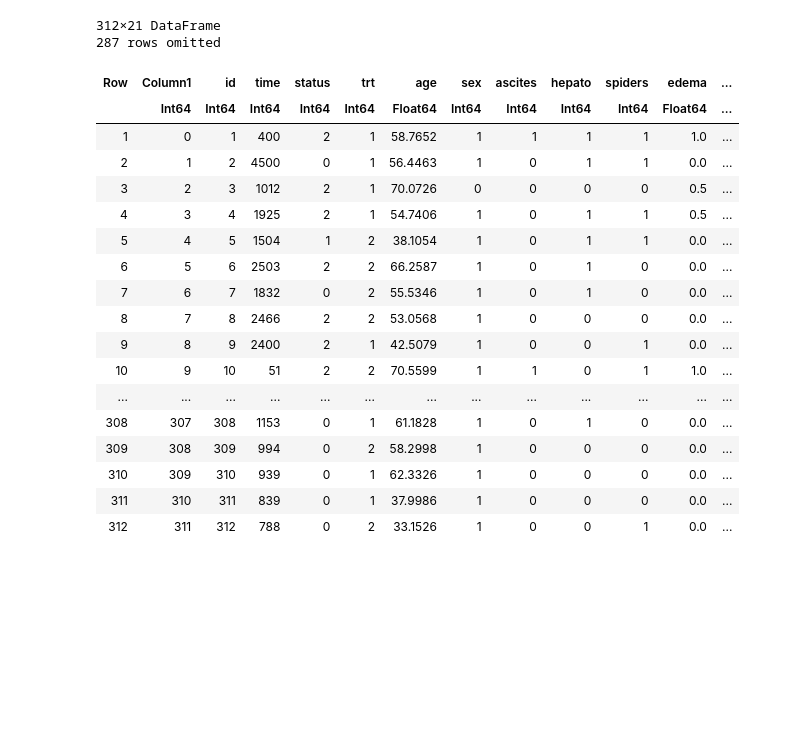
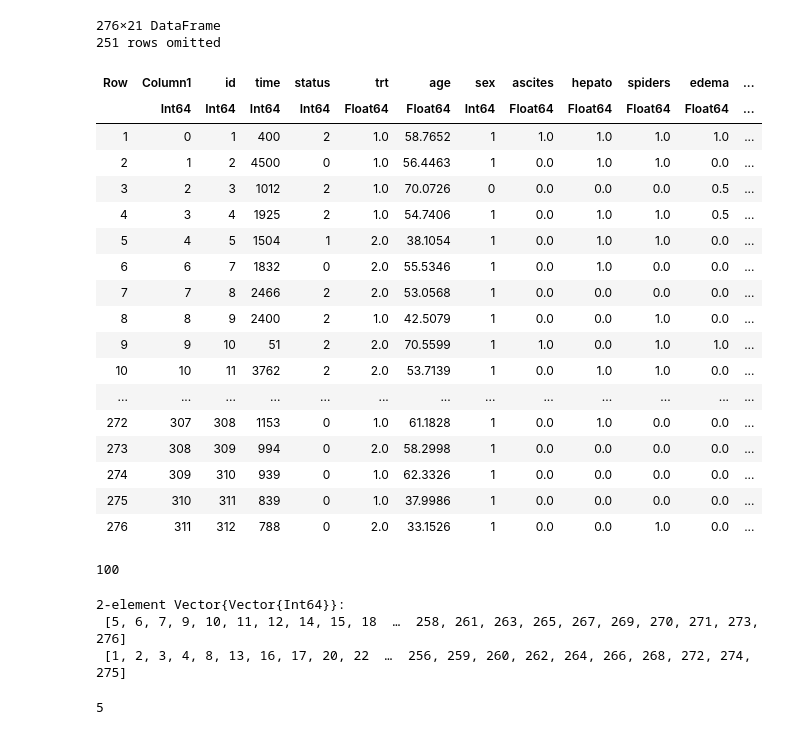
Before and after one commit to max-petruzzi/ML-Exceptional-Drug-Responders-Project, a Jupyter notebook: responders.ipynb, the cells around one changed output. Saved outputs shown, nothing was run; the diff lists cells and outputs as text; code cells hidden in the pictures; blank space fills up the shorter version.

```diff
--- a/responders.ipynb
+++ b/responders.ipynb
@@ -4,28 +4,28 @@ using JuMP, Gurobi
 using LinearAlgebra, Random, Printf, StatsBase, CategoricalArrays
 using Distributions
 # %%
-df = CSV.read("dataclean.csv", DataFrame);
+data = CSV.read("datasubset.csv", DataFrame);
-# %%
-df
-# %% [output]
-312×21 DataFrame
-287 rows omitted
-| Row | Column1 | id | time | status | trt | age | sex | ascites | hepato | spiders | edema | ... |
-|  | Int64 | Int64 | Int64 | Int64 | Int64 | Float64 | Int64 | Int64 | Int64 | Int64 | Float64 | ... |
-| 1 | 0 | 1 | 400 | 2 | 1 | 58.7652 | 1 | 1 | 1 | 1 | 1.0 | ... |
-| 2 | 1 | 2 | 4500 | 0 | 1 | 56.4463 | 1 | 0 | 1 | 1 | 0.0 | ... |
-| 3 | 2 | 3 | 1012 | 2 | 1 | 70.0726 | 0 | 0 | 0 | 0 | 0.5 | ... |
-| 4 | 3 | 4 | 1925 | 2 | 1 | 54.7406 | 1 | 0 | 1 | 1 | 0.5 | ... |
-| 5 | 4 | 5 | 1504 | 1 | 2 | 38.1054 | 1 | 0 | 1 | 1 | 0.0 | ... |
-| 6 | 5 | 6 | 2503 | 2 | 2 | 66.2587 | 1 | 0 | 1 | 0 | 0.0 | ... |
-| 7 | 6 | 7 | 1832 | 0 | 2 | 55.5346 | 1 | 0 | 1 | 0 | 0.0 | ... |
-| 8 | 7 | 8 | 2466 | 2 | 2 | 53.0568 | 1 | 0 | 0 | 0 | 0.0 | ... |
-| 9 | 8 | 9 | 2400 | 2 | 1 | 42.5079 | 1 | 0 | 0 | 1 | 0.0 | ... |
-| 10 | 9 | 10 | 51 | 2 | 2 | 70.5599 | 1 | 1 | 0 | 1 | 1.0 | ... |
-| ... | ... | ... | ... | ... | ... | ... | ... | ... | ... | ... | ... | ... |
-| 308 | 307 | 308 | 1153 | 0 | 1 | 61.1828 | 1 | 0 | 1 | 0 | 0.0 | ... |
-| 309 | 308 | 309 | 994 | 0 | 2 | 58.2998 | 1 | 0 | 0 | 0 | 0.0 | ... |
-| 310 | 309 | 310 | 939 | 0 | 1 | 62.3326 | 1 | 0 | 0 | 0 | 0.0 | ... |
-| 311 | 310 | 311 | 839 | 0 | 1 | 37.9986 | 1 | 0 | 0 | 0 | 0.0 | ... |
-| 312 | 311 | 312 | 788 | 0 | 2 | 33.1526 | 1 | 0 | 0 | 1 | 0.0 | ... |
+# %%
+data
+# %% [output]
+276×21 DataFrame
+251 rows omitted
+| Row | Column1 | id | time | status | trt | age | sex | ascites | hepato | spiders | edema | ... |
+|  | Int64 | Int64 | Int64 | Int64 | Float64 | Float64 | Int64 | Float64 | Float64 | Float64 | Float64 | ... |
+| 1 | 0 | 1 | 400 | 2 | 1.0 | 58.7652 | 1 | 1.0 | 1.0 | 1.0 | 1.0 | ... |
+| 2 | 1 | 2 | 4500 | 0 | 1.0 | 56.4463 | 1 | 0.0 | 1.0 | 1.0 | 0.0 | ... |
+| 3 | 2 | 3 | 1012 | 2 | 1.0 | 70.0726 | 0 | 0.0 | 0.0 | 0.0 | 0.5 | ... |
+| 4 | 3 | 4 | 1925 | 2 | 1.0 | 54.7406 | 1 | 0.0 | 1.0 | 1.0 | 0.5 | ... |
+| 5 | 4 | 5 | 1504 | 1 | 2.0 | 38.1054 | 1 | 0.0 | 1.0 | 1.0 | 0.0 | ... |
+| 6 | 6 | 7 | 1832 | 0 | 2.0 | 55.5346 | 1 | 0.0 | 1.0 | 0.0 | 0.0 | ... |
+| 7 | 7 | 8 | 2466 | 2 | 2.0 | 53.0568 | 1 | 0.0 | 0.0 | 0.0 | 0.0 | ... |
+| 8 | 8 | 9 | 2400 | 2 | 1.0 | 42.5079 | 1 | 0.0 | 0.0 | 1.0 | 0.0 | ... |
+| 9 | 9 | 10 | 51 | 2 | 2.0 | 70.5599 | 1 | 1.0 | 0.0 | 1.0 | 1.0 | ... |
+| 10 | 10 | 11 | 3762 | 2 | 2.0 | 53.7139 | 1 | 0.0 | 1.0 | 1.0 | 0.0 | ... |
+| ... | ... | ... | ... | ... | ... | ... | ... | ... | ... | ... | ... | ... |
+| 272 | 307 | 308 | 1153 | 0 | 1.0 | 61.1828 | 1 | 0.0 | 1.0 | 0.0 | 0.0 | ... |
+| 273 | 308 | 309 | 994 | 0 | 2.0 | 58.2998 | 1 | 0.0 | 0.0 | 0.0 | 0.0 | ... |
+| 274 | 309 | 310 | 939 | 0 | 1.0 | 62.3326 | 1 | 0.0 | 0.0 | 0.0 | 0.0 | ... |
+| 275 | 310 | 311 | 839 | 0 | 1.0 | 37.9986 | 1 | 0.0 | 0.0 | 0.0 | 0.0 | ... |
+| 276 | 311 | 312 | 788 | 0 | 2.0 | 33.1526 | 1 | 0.0 | 0.0 | 1.0 | 0.0 | ... |
 # %%
@@ -32,0 +33,23 @@ X = Matrix(select(df, Not([:Column1, :id, :time, :status, :trt])));
+# %%
+#Define constants
+
+#Number of patients
+N = size(data)[1]
+
+#Min _N and Max N_ number of patients allowed in an interpretable subset
+_N = 30
+N_ = 100
+# %% [output]
+100
+# %%
+#Define a list of patient numbers that are in each of the two treatment groups
+#Note that 2 in the data set means placebo, and 1 means experimental group
+
+T0 = findall(data[!,"trt"].==2) #indices of placebo patients
+T1 = findall(data[!,"trt"].==1) #indices of experimental patients
+
+T = [T0, T1]
+# %% [output]
+2-element Vector{Vector{Int64}}:
+ [5, 6, 7, 9, 10, 11, 12, 14, 15, 18  …  258, 261, 263, 265, 267, 269, 270, 271, 273, 276]
+ [1, 2, 3, 4, 8, 13, 16, 17, 20, 22  …  256, 259, 260, 262, 264, 266, 268, 272, 274, 275]
@@ -33,6 +59,8 @@ X = Matrix(select(df, Not([:Column1, :id, :time, :status, :trt])));
 # %%
 N, S = size(X)
-K = 10
+K = 11
 S_0 = 5
+# %% [output]
+5
 # %%
 # cut ranges for variables (make them start at 0)
```
Also changed, not shown: parts of 8 cells of this notebook, 1 other file.
